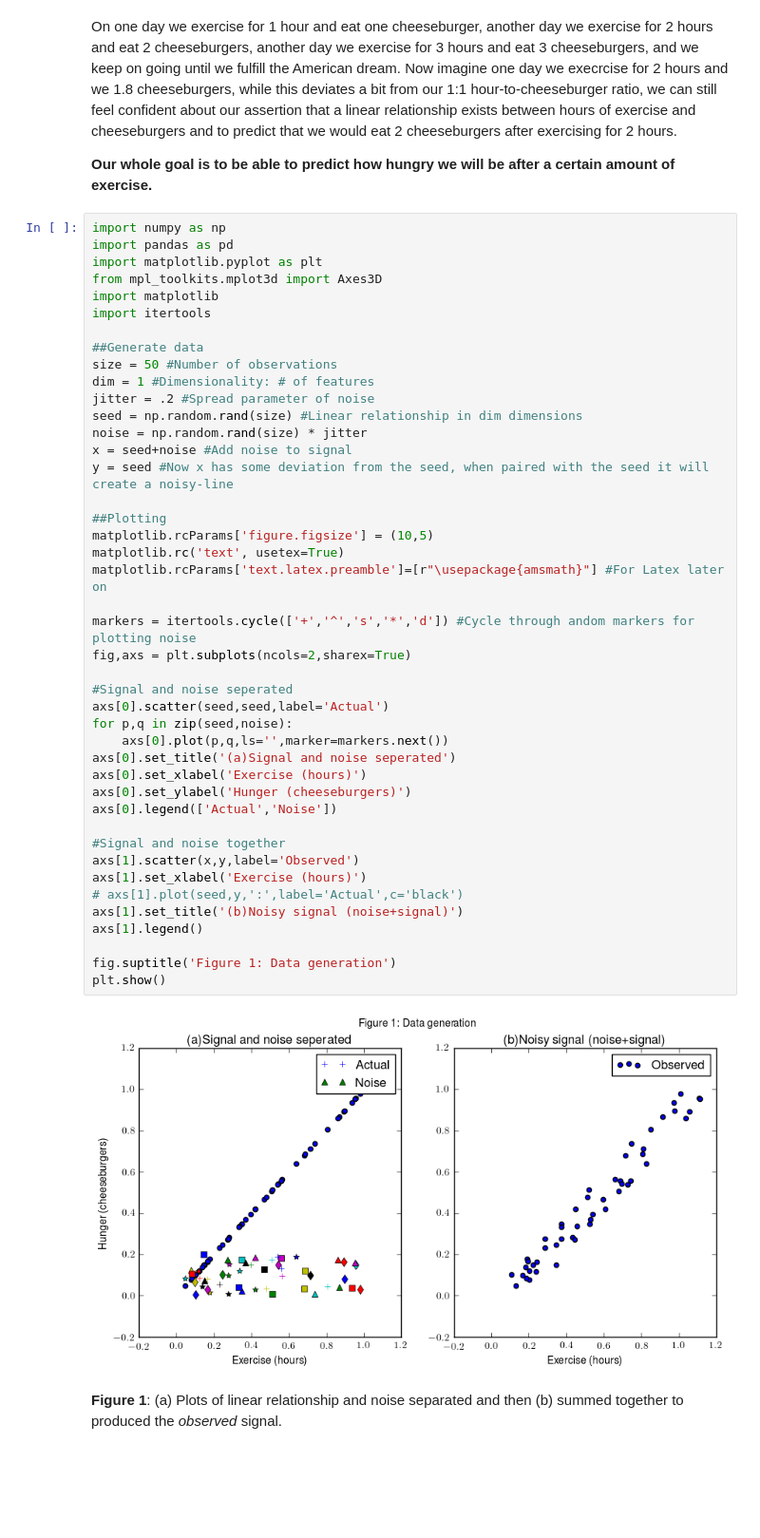
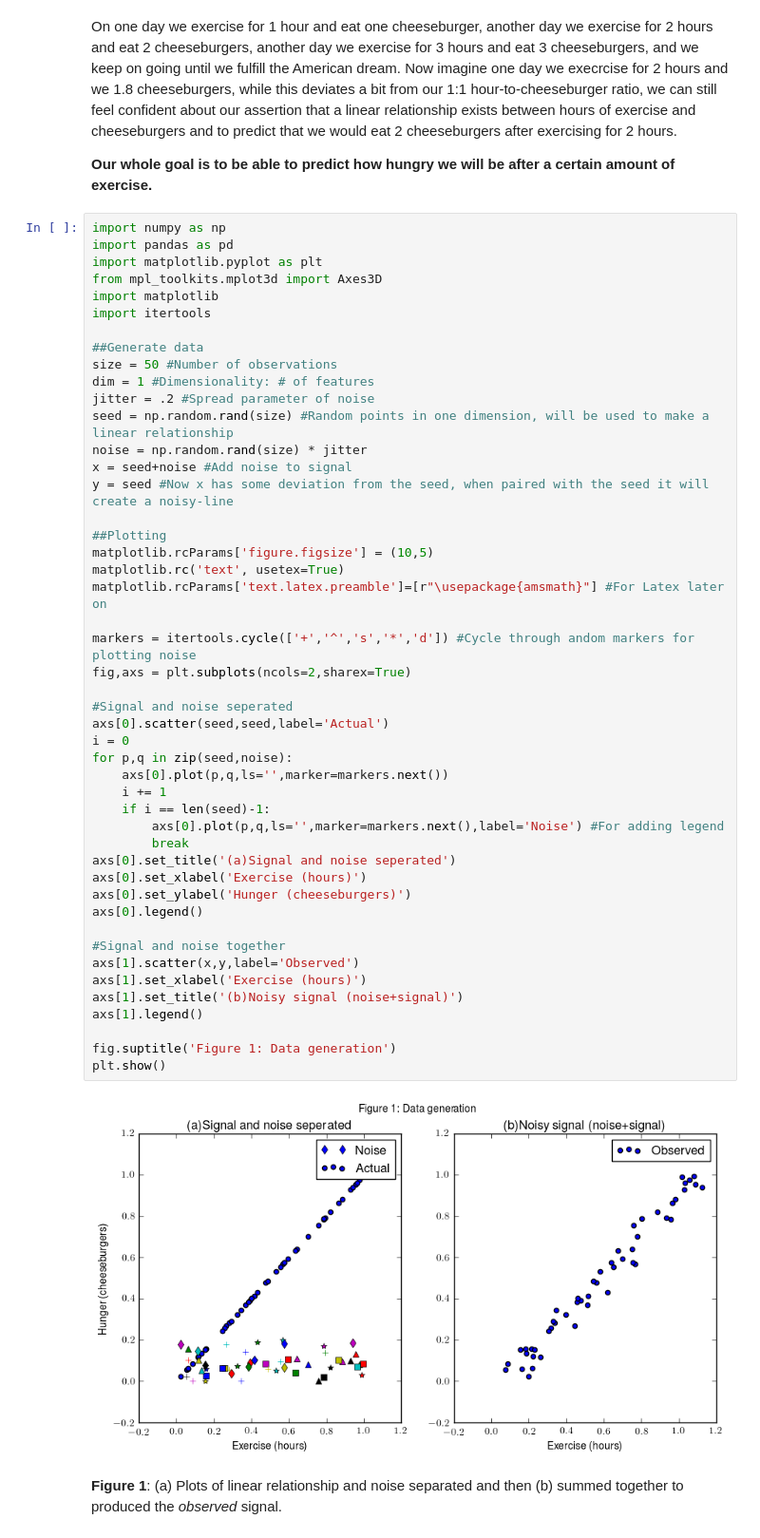
Before and after one commit to michaelsilverstein/Deep-Learning-Examples, a Jupyter notebook: Linear Regression.ipynb, the cells around one changed output. Shown: that part at 95% size. Cells and saved outputs as stored; diff of their text form; blank space fills up the shorter version.

```diff
--- a/Linear Regression.ipynb
+++ b/Linear Regression.ipynb
@@ -28,39 +28,43 @@ import itertools
 size = 50 #Number of observations
 dim = 1 #Dimensionality: # of features
 jitter = .2 #Spread parameter of noise
-seed = np.random.rand(size) #Linear relationship in dim dimensions
+seed = np.random.rand(size) #Random points in one dimension, will be used to make a linear relationship
 noise = np.random.rand(size) * jitter
 x = seed+noise #Add noise to signal
 y = seed #Now x has some deviation from the seed, when paired with the seed it will create a noisy-line
 
 ##Plotting
 matplotlib.rcParams['figure.figsize'] = (10,5)
 matplotlib.rc('text', usetex=True)
 matplotlib.rcParams['text.latex.preamble']=[r"\usepackage{amsmath}"] #For Latex later on
 
 markers = itertools.cycle(['+','^','s','*','d']) #Cycle through andom markers for plotting noise
 fig,axs = plt.subplots(ncols=2,sharex=True)
 
 #Signal and noise seperated
 axs[0].scatter(seed,seed,label='Actual')
+i = 0
 for p,q in zip(seed,noise):
     axs[0].plot(p,q,ls='',marker=markers.next())
+    i += 1
+    if i == len(seed)-1:
+        axs[0].plot(p,q,ls='',marker=markers.next(),label='Noise') #For adding legend
+        break
 axs[0].set_title('(a)Signal and noise seperated')
 axs[0].set_xlabel('Exercise (hours)')
 axs[0].set_ylabel('Hunger (cheeseburgers)')
-axs[0].legend(['Actual','Noise'])
+axs[0].legend()
 
 #Signal and noise together
 axs[1].scatter(x,y,label='Observed')
 axs[1].set_xlabel('Exercise (hours)')
-# axs[1].plot(seed,y,':',label='Actual',c='black')
 axs[1].set_title('(b)Noisy signal (noise+signal)')
 axs[1].legend()
 
 fig.suptitle('Figure 1: Data generation')
 plt.show()
 # %% [output]
-[figure, old version]
+[figure, new version]
 # %% [markdown]
 **Figure 1**: (a) Plots of linear relationship and noise separated and then (b) summed together to produced the _observed_ signal.
 # %% [markdown]
```
Also changed, not shown: parts of 2 cells of this notebook.
